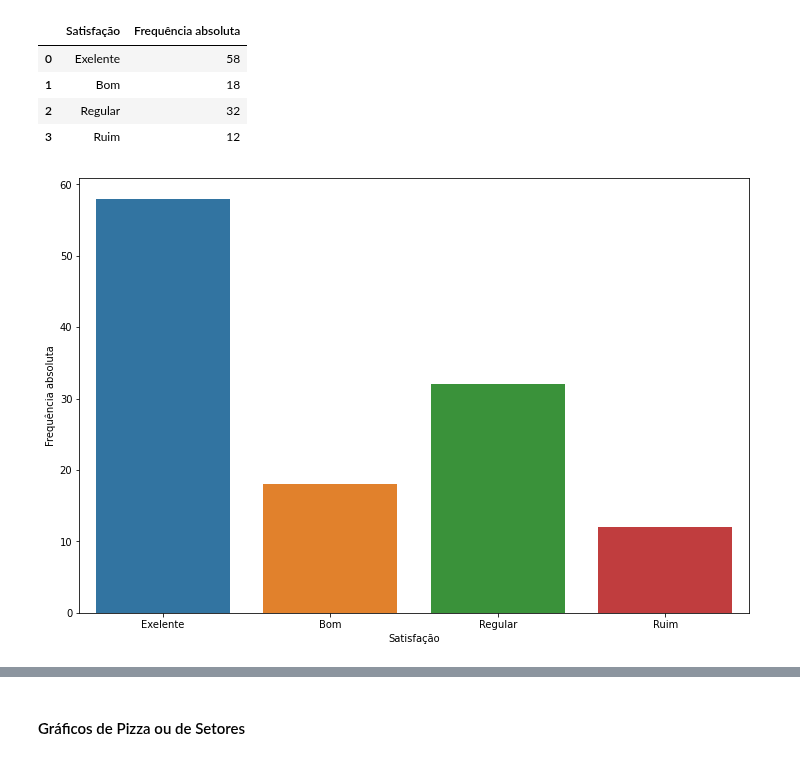
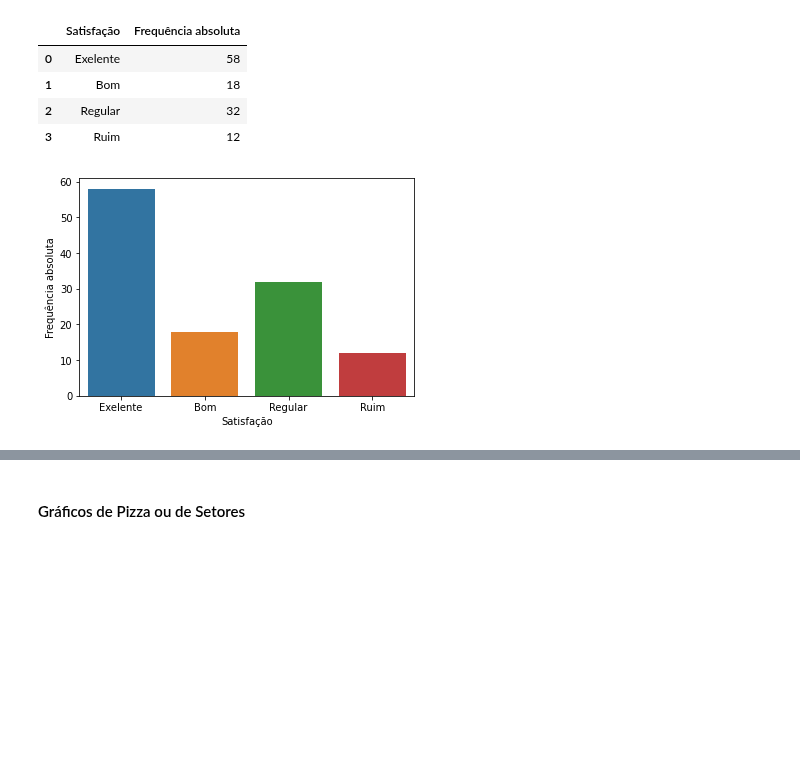
Before and after one commit to jvataidee/ManualdeAnalisedeDadosPython, a Jupyter notebook: cap2_estatistica_descritiva_univariada.ipynb, the cells around one changed output, grey strips where cells are left out. Drawn from its saved outputs; the diff is of its cells as text; code cells hidden in the pictures; blank space fills up the shorter version.

```diff
--- a/cap2_estatistica_descritiva_univariada.ipynb
+++ b/cap2_estatistica_descritiva_univariada.ipynb
@@ -143,9 +143,9 @@ dados
 | 3 | Ruim | 12 |
 # %%
 #Gráfico barra vertical
-fig, ax = plt.subplots(figsize = (12,8))
+fig, ax = plt.subplots()
 ax = sns.barplot(x="Satisfação", y="Frequência absoluta", data=dados)
 # %% [output]
-[figure, old version]
+[figure, new version]
 # %%
 #Gráfico barra horizontal
```
Also changed, not shown: parts of 1 cell of this notebook.
